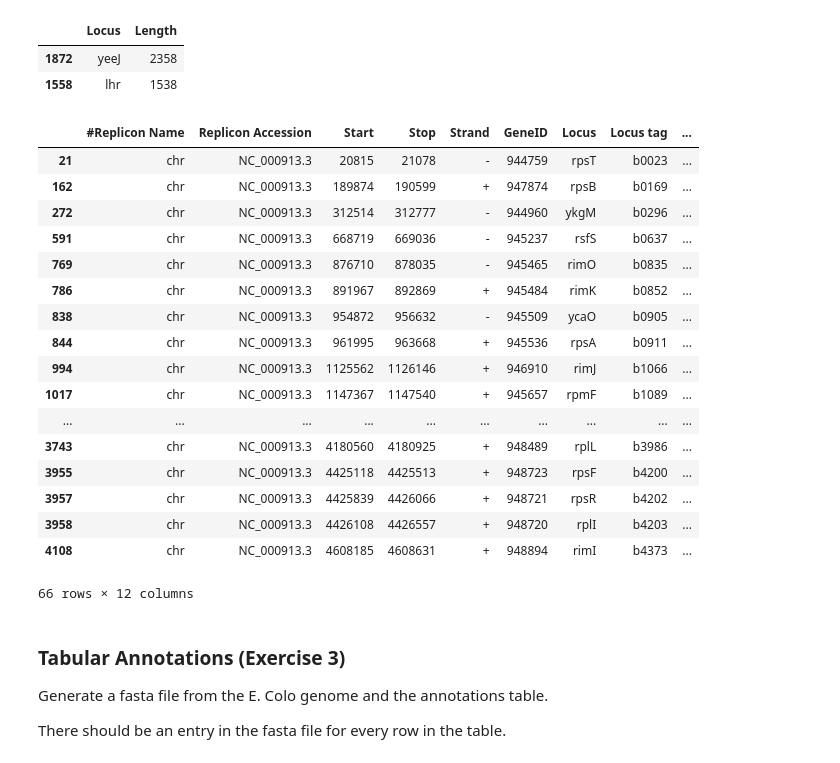
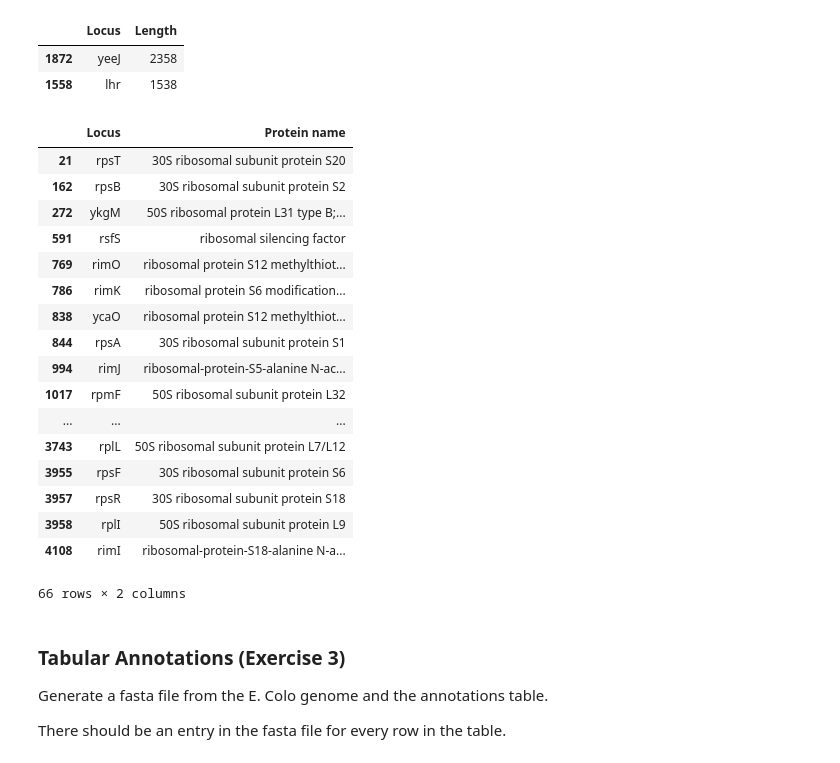
Before and after one commit to ericiscool/BIMM185, a Jupyter notebook: Lab Reports/Week 2/Report 2.ipynb, the cells around one changed output. Cells and saved outputs as stored; diff of their text form; code cells hidden in the pictures.

```diff
--- a/Lab Reports/Week 2/Report 2.ipynb
+++ b/Lab Reports/Week 2/Report 2.ipynb
@@ -55,26 +59,26 @@ df.loc[df['Strand'] == '+'].sort_values('Length', ascending=False)[['Locus', 'Le
 # %%
 # Get all ribosomal proteins
 # Scroll down to see size of table (66)
-df.loc[df['Protein name'].str.contains('ribosomal')]
+df.loc[df['Protein name'].str.contains('ribosomal')][['Locus', 'Protein name']]
 # %% [output]
-|  | #Replicon Name | Replicon Accession | Start | Stop | Strand | GeneID | Locus | Locus tag | ... |
-| 21 | chr | NC_000913.3 | 20815 | 21078 | - | 944759 | rpsT | b0023 | ... |
-| 162 | chr | NC_000913.3 | 189874 | 190599 | + | 947874 | rpsB | b0169 | ... |
-| 272 | chr | NC_000913.3 | 312514 | 312777 | - | 944960 | ykgM | b0296 | ... |
-| 591 | chr | NC_000913.3 | 668719 | 669036 | - | 945237 | rsfS | b0637 | ... |
-| 769 | chr | NC_000913.3 | 876710 | 878035 | - | 945465 | rimO | b0835 | ... |
-| 786 | chr | NC_000913.3 | 891967 | 892869 | + | 945484 | rimK | b0852 | ... |
-| 838 | chr | NC_000913.3 | 954872 | 956632 | - | 945509 | ycaO | b0905 | ... |
-| 844 | chr | NC_000913.3 | 961995 | 963668 | + | 945536 | rpsA | b0911 | ... |
-| 994 | chr | NC_000913.3 | 1125562 | 1126146 | + | 946910 | rimJ | b1066 | ... |
-| 1017 | chr | NC_000913.3 | 1147367 | 1147540 | + | 945657 | rpmF | b1089 | ... |
-| ... | ... | ... | ... | ... | ... | ... | ... | ... | ... |
-| 3743 | chr | NC_000913.3 | 4180560 | 4180925 | + | 948489 | rplL | b3986 | ... |
-| 3955 | chr | NC_000913.3 | 4425118 | 4425513 | + | 948723 | rpsF | b4200 | ... |
-| 3957 | chr | NC_000913.3 | 4425839 | 4426066 | + | 948721 | rpsR | b4202 | ... |
-| 3958 | chr | NC_000913.3 | 4426108 | 4426557 | + | 948720 | rplI | b4203 | ... |
-| 4108 | chr | NC_000913.3 | 4608185 | 4608631 | + | 948894 | rimI | b4373 | ... |
+|  | Locus | Protein name |
+| 21 | rpsT | 30S ribosomal subunit protein S20 |
+| 162 | rpsB | 30S ribosomal subunit protein S2 |
+| 272 | ykgM | 50S ribosomal protein L31 type B;... |
+| 591 | rsfS | ribosomal silencing factor |
+| 769 | rimO | ribosomal protein S12 methylthiot... |
+| 786 | rimK | ribosomal protein S6 modification... |
+| 838 | ycaO | ribosomal protein S12 methylthiot... |
+| 844 | rpsA | 30S ribosomal subunit protein S1 |
+| 994 | rimJ | ribosomal-protein-S5-alanine N-ac... |
+| 1017 | rpmF | 50S ribosomal subunit protein L32 |
+| ... | ... | ... |
+| 3743 | rplL | 50S ribosomal subunit protein L7/L12 |
+| 3955 | rpsF | 30S ribosomal subunit protein S6 |
+| 3957 | rpsR | 30S ribosomal subunit protein S18 |
+| 3958 | rplI | 50S ribosomal subunit protein L9 |
+| 4108 | rimI | ribosomal-protein-S18-alanine N-a... |
-66 rows × 12 columns
+66 rows × 2 columns
 # %% [markdown]
 ### Tabular Annotations (Exercise 3)
 
```
Also changed, not shown: parts of 18 cells of this notebook, 2 other files.
